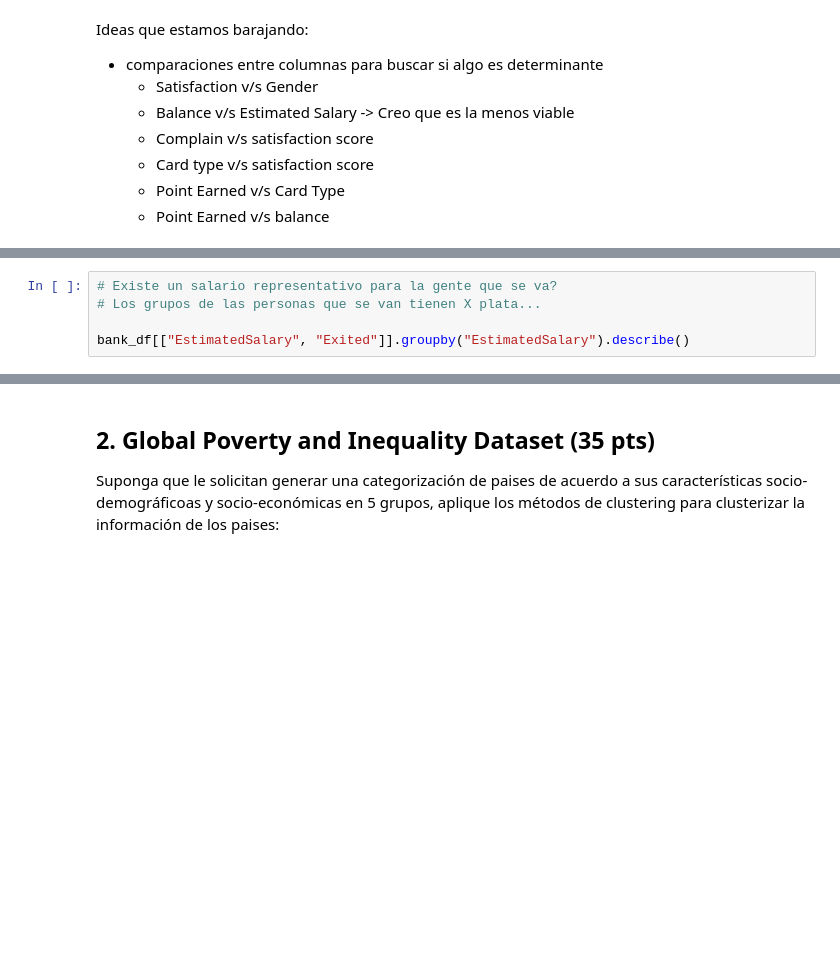
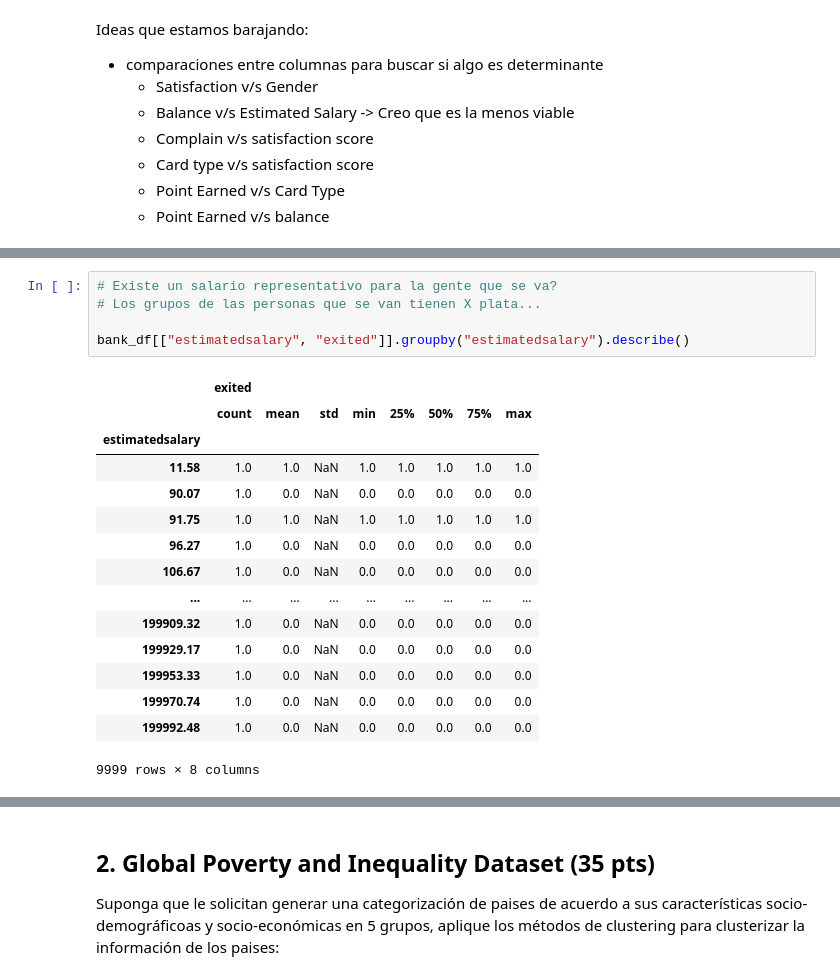
Before and after one commit to ElKroko/Data-Science, a Jupyter notebook: Tarea 3/Enunciado_Lab_3_Clustering_y_Reglas_de_Asociación.ipynb, the cells around one changed output, grey strips where cells are left out. Drawn from its saved outputs; the diff is of its cells as text; blank space fills up the shorter version.

```diff
--- a/Tarea 3/Enunciado_Lab_3_Clustering_y_Reglas_de_Asociación.ipynb
+++ b/Tarea 3/Enunciado_Lab_3_Clustering_y_Reglas_de_Asociación.ipynb
@@ -353,6 +453,22 @@ bank_df[["Balance", "Exited"]].groupby("Balance").describe()
 # %%
 # Existe un salario representativo para la gente que se va?
 # Los grupos de las personas que se van tienen X plata...
 
-bank_df[["EstimatedSalary", "Exited"]].groupby("EstimatedSalary").describe()
+bank_df[["estimatedsalary", "exited"]].groupby("estimatedsalary").describe()
+# %% [output]
+|  | exited |  |  |  |  |  |  |  |
+|  | count | mean | std | min | 25% | 50% | 75% | max |
+| estimatedsalary |  |  |  |  |  |  |  |  |
+| 11.58 | 1.0 | 1.0 | NaN | 1.0 | 1.0 | 1.0 | 1.0 | 1.0 |
+| 90.07 | 1.0 | 0.0 | NaN | 0.0 | 0.0 | 0.0 | 0.0 | 0.0 |
+| 91.75 | 1.0 | 1.0 | NaN | 1.0 | 1.0 | 1.0 | 1.0 | 1.0 |
+| 96.27 | 1.0 | 0.0 | NaN | 0.0 | 0.0 | 0.0 | 0.0 | 0.0 |
+| 106.67 | 1.0 | 0.0 | NaN | 0.0 | 0.0 | 0.0 | 0.0 | 0.0 |
+| ... | ... | ... | ... | ... | ... | ... | ... | ... |
+| 199909.32 | 1.0 | 0.0 | NaN | 0.0 | 0.0 | 0.0 | 0.0 | 0.0 |
+| 199929.17 | 1.0 | 0.0 | NaN | 0.0 | 0.0 | 0.0 | 0.0 | 0.0 |
+| 199953.33 | 1.0 | 0.0 | NaN | 0.0 | 0.0 | 0.0 | 0.0 | 0.0 |
+| 199970.74 | 1.0 | 0.0 | NaN | 0.0 | 0.0 | 0.0 | 0.0 | 0.0 |
+| 199992.48 | 1.0 | 0.0 | NaN | 0.0 | 0.0 | 0.0 | 0.0 | 0.0 |
+9999 rows × 8 columns
 # %%
```
Also changed, not shown: parts of 23 cells of this notebook.
